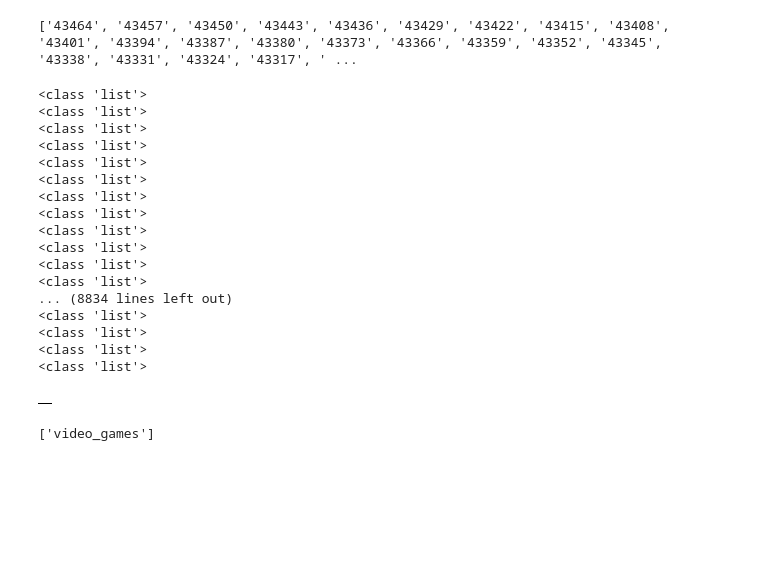
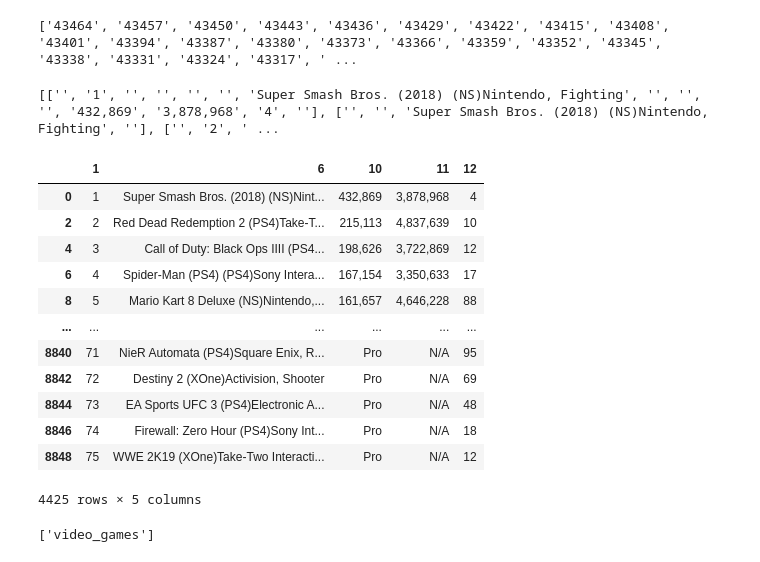
Before and after one commit to matkuhlm/CWRU_ETL_Project1, a Jupyter notebook: video_gamesBR.ipynb, the cells around one changed output. Saved outputs shown, nothing was run; the diff lists cells and outputs as text; code cells hidden in the pictures; blank space fills up the shorter version.

Commit message:
dataframe

```diff
--- a/video_gamesBR.ipynb
+++ b/video_gamesBR.ipynb
@@ -93,32 +93,11 @@ for url in url_list:
         game_data = row.text
         #game_data = re.sub(r"?\\n[0-9]","",game_data)
         splitting = game_data.rsplit('\n')
-        print(type(splitting))
+        game_data_list.append(splitting)
         #for split in splitting:
             #print(split)
             #if len(split) < 10:
                 #game_data_list.append(split)
-#print(game_data_list)
+print(game_data_list)
 # %% [output]
-<class 'list'>
-<class 'list'>
-<class 'list'>
-<class 'list'>
-<class 'list'>
-<class 'list'>
-<class 'list'>
-<class 'list'>
-<class 'list'>
-<class 'list'>
-<class 'list'>
-<class 'list'>
-... (8834 lines left out)
-<class 'list'>
-<class 'list'>
-<class 'list'>
-<class 'list'>
+[['', '1', '', '', '', '', 'Super Smash Bros. (2018) (NS)Nintendo, Fighting', '', '', '', '432,869', '3,878,968', '4', ''], ['', '', 'Super Smash Bros. (2018) (NS)Nintendo, Fighting', ''], ['', '2', ' ...
-# %%
-df= pd.DataFrame(game_data_list)
-df
-# %% [output]
-|  |
@@ -128,3 +104,22 @@ df
+# %%
+df= pd.DataFrame(game_data_list)
+cleaned_df = df.iloc[::2]
+cleaned_df.drop([0, 2, 3, 4, 5, 7, 8, 9, 13], axis=1, inplace=True)
+cleaned_df
+# %% [output]
+|  | 1 | 6 | 10 | 11 | 12 |
+| 0 | 1 | Super Smash Bros. (2018) (NS)Nint... | 432,869 | 3,878,968 | 4 |
+| 2 | 2 | Red Dead Redemption 2 (PS4)Take-T... | 215,113 | 4,837,639 | 10 |
+| 4 | 3 | Call of Duty: Black Ops IIII (PS4... | 198,626 | 3,722,869 | 12 |
+| 6 | 4 | Spider-Man (PS4) (PS4)Sony Intera... | 167,154 | 3,350,633 | 17 |
+| 8 | 5 | Mario Kart 8 Deluxe (NS)Nintendo,... | 161,657 | 4,646,228 | 88 |
+| ... | ... | ... | ... | ... | ... |
+| 8840 | 71 | NieR Automata (PS4)Square Enix, R... | Pro | N/A | 95 |
+| 8842 | 72 | Destiny 2 (XOne)Activision, Shooter | Pro | N/A | 69 |
+| 8844 | 73 | EA Sports UFC 3 (PS4)Electronic A... | Pro | N/A | 48 |
+| 8846 | 74 | Firewall: Zero Hour (PS4)Sony Int... | Pro | N/A | 18 |
+| 8848 | 75 | WWE 2K19 (XOne)Take-Two Interacti... | Pro | N/A | 12 |
+4425 rows × 5 columns
 # %%
 rds_connection_string = "postgres:norocel7@database-1.cgiopwhezyby.us-east-2.rds.amazonaws.com/video_games_db"
 engine = create_engine(f'postgresql://{rds_connection_string}')
```
Also changed, not shown: parts of 1 cell of this notebook.
